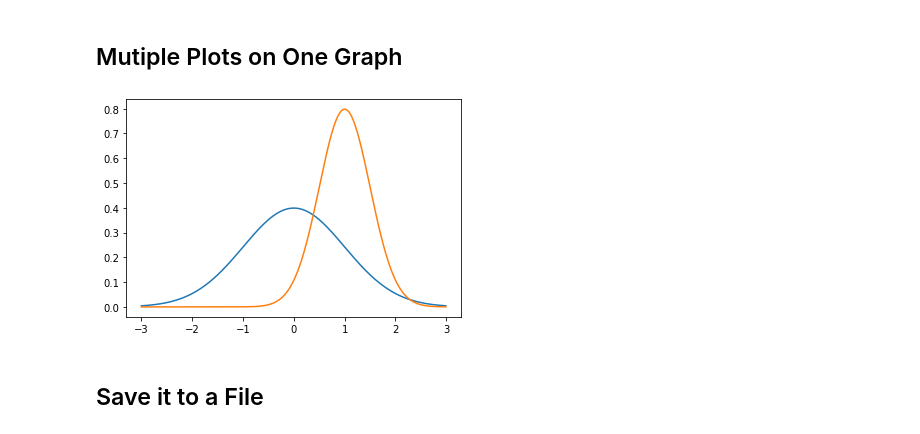
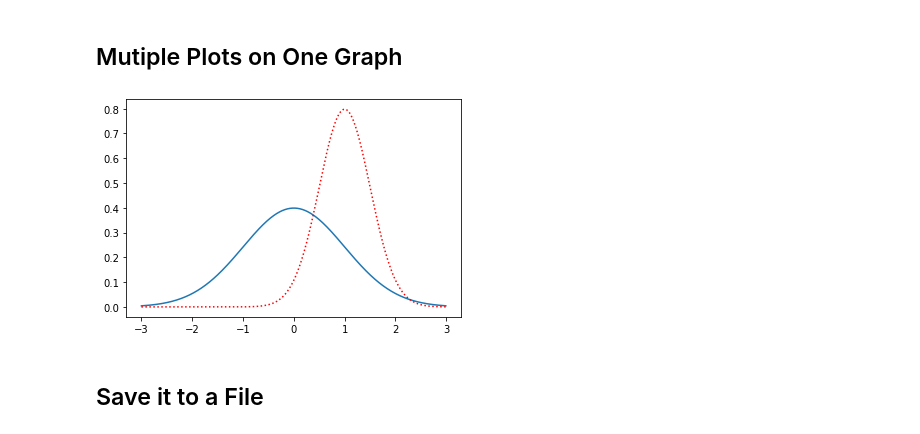
Before and after one commit to Vozikis/machine-learning, a Jupyter notebook: MLCourse/MatPlotLib.ipynb, the cells around one changed output. Drawn from its saved outputs; the diff is of its cells as text; code cells hidden in the pictures.

```diff
--- a/MLCourse/MatPlotLib.ipynb
+++ b/MLCourse/MatPlotLib.ipynb
@@ -18,10 +18,10 @@ plt.show()
 ## Mutiple Plots on One Graph
 # %%
 plt.plot(x, norm.pdf(x))
-plt.plot(x, norm.pdf(x, 1.0, 0.5))
+plt.plot(x, norm.pdf(x, 1.0, 0.5),'r:')
 plt.show()
 # %% [output]
-[figure, old version]
+[figure, new version]
 # %% [markdown]
 ## Save it to a File
 # %%
```
